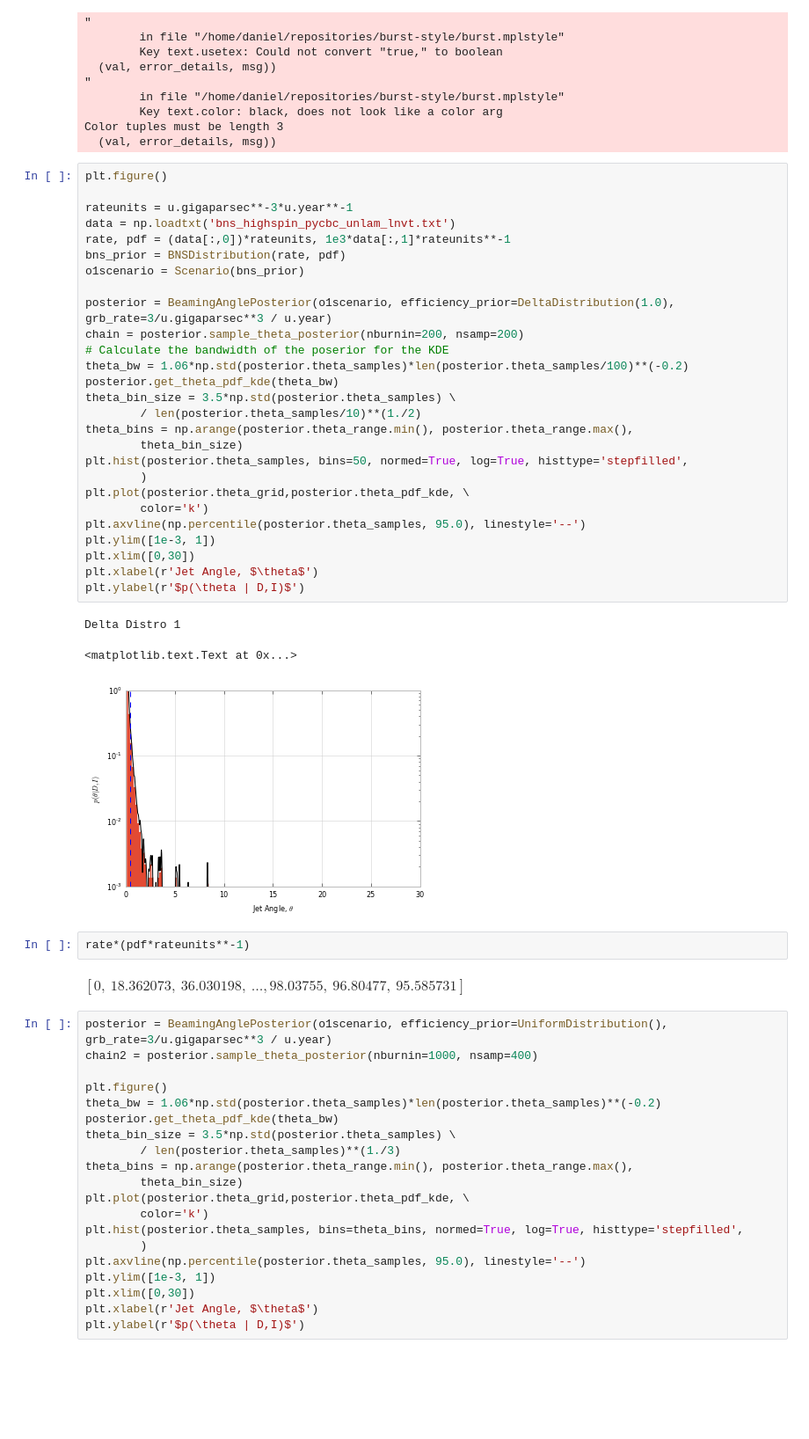
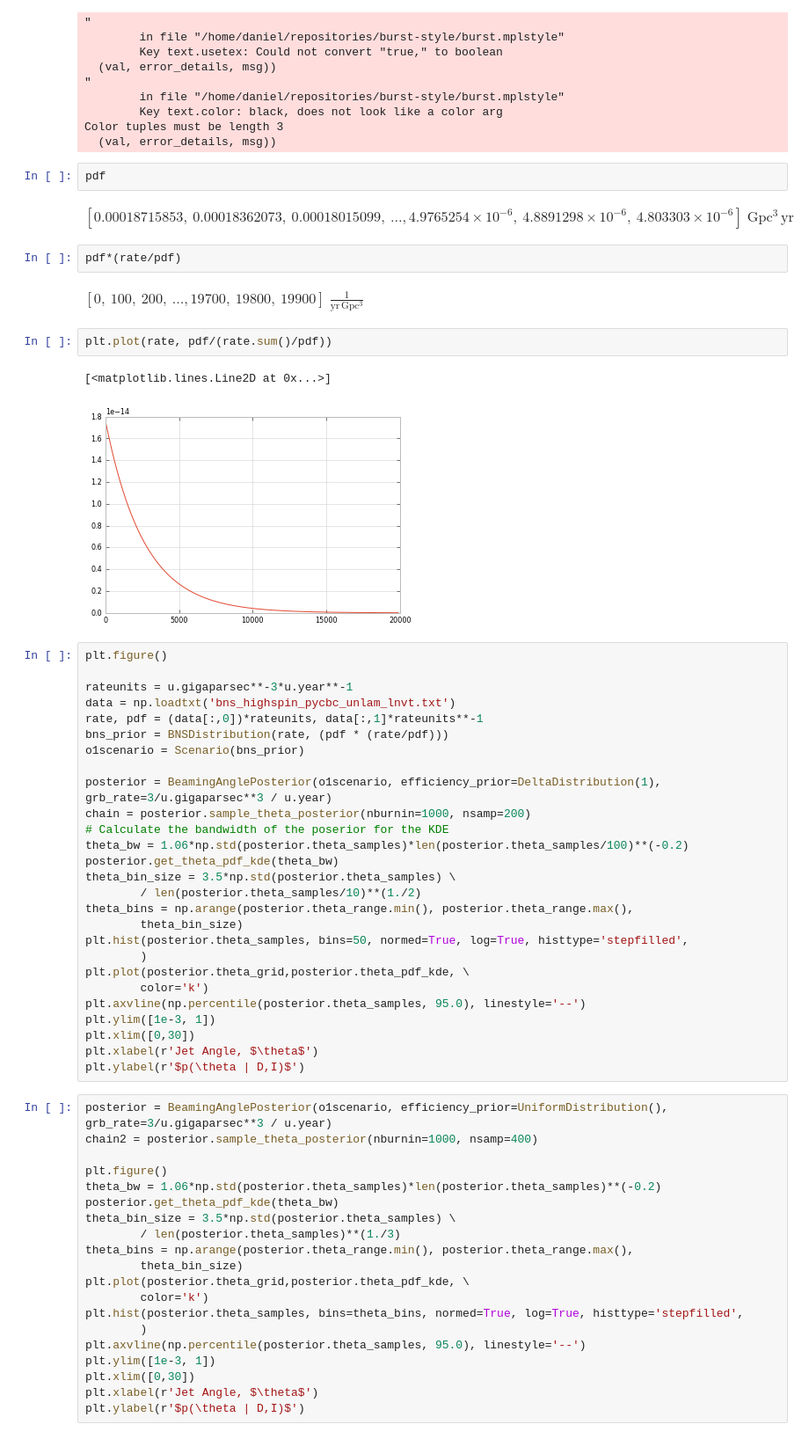
Before and after one commit to transientlunatic/grbeams, a Jupyter notebook: notebooks/sGRB Beaming.ipynb, the cells around one changed output. Shown: that part at 88% size. Saved outputs shown, nothing was run; the diff lists cells and outputs as text; blank space fills up the shorter version.

```diff
--- a/notebooks/sGRB Beaming.ipynb
+++ b/notebooks/sGRB Beaming.ipynb
@@ -325,17 +325,30 @@ import astropy.units as u
         Key text.color: black, does not look like a color arg
 Color tuples must be length 3
   (val, error_details, msg))
+# %%
+pdf
+# %% [output]
+$[0.00018715853,~0.00018362073,~0.00018015099,~\dots, 4.9765254 \times 10^{-6},~4.8891298 \times 10^{-6},~4.803303 \times 10^{-6}] \; \mathrm{Gpc^{3}\,yr}$
+# %%
+pdf*(rate/pdf)
+# %% [output]
+$[0,~100,~200,~\dots, 19700,~19800,~19900] \; \mathrm{\frac{1}{yr\,Gpc^{3}}}$
+# %%
+plt.plot(rate, pdf/(rate.sum()/pdf))
+# %% [output]
+[<matplotlib.lines.Line2D at 0x...>]
+[figure, added]
 # %%
 plt.figure()
 
 rateunits = u.gigaparsec**-3*u.year**-1
 data = np.loadtxt('bns_highspin_pycbc_unlam_lnvt.txt')
-rate, pdf = (data[:,0])*rateunits, 1e3*data[:,1]*rateunits**-1
-bns_prior = BNSDistribution(rate, pdf)
+rate, pdf = (data[:,0])*rateunits, data[:,1]*rateunits**-1
+bns_prior = BNSDistribution(rate, (pdf * (rate/pdf)))
 o1scenario = Scenario(bns_prior)
 
-posterior = BeamingAnglePosterior(o1scenario, efficiency_prior=DeltaDistribution(1.0), grb_rate=3/u.gigaparsec**3 / u.year)
-chain = posterior.sample_theta_posterior(nburnin=200, nsamp=200)
+posterior = BeamingAnglePosterior(o1scenario, efficiency_prior=DeltaDistribution(1), grb_rate=3/u.gigaparsec**3 / u.year)
+chain = posterior.sample_theta_posterior(nburnin=1000, nsamp=200)
 # Calculate the bandwidth of the poserior for the KDE
 theta_bw = 1.06*np.std(posterior.theta_samples)*len(posterior.theta_samples/100)**(-0.2)
 posterior.get_theta_pdf_kde(theta_bw)
@@ -352,14 +365,6 @@ plt.ylim([1e-3, 1])
 plt.xlim([0,30])
 plt.xlabel(r'Jet Angle, $\theta$')
 plt.ylabel(r'$p(\theta | D,I)$')
-# %% [output]
-Delta Distro 1
-<matplotlib.text.Text at 0x...>
-[figure, removed]
-# %%
-rate*(pdf*rateunits**-1)
-# %% [output]
-$[0,~18.362073,~36.030198,~\dots, 98.03755,~96.80477,~95.585731] \; \mathrm{}$
 # %%
 posterior = BeamingAnglePosterior(o1scenario, efficiency_prior=UniformDistribution(), grb_rate=3/u.gigaparsec**3 / u.year)
 chain2 = posterior.sample_theta_posterior(nburnin=1000, nsamp=400)
```
Also changed, not shown: 1 other file.
